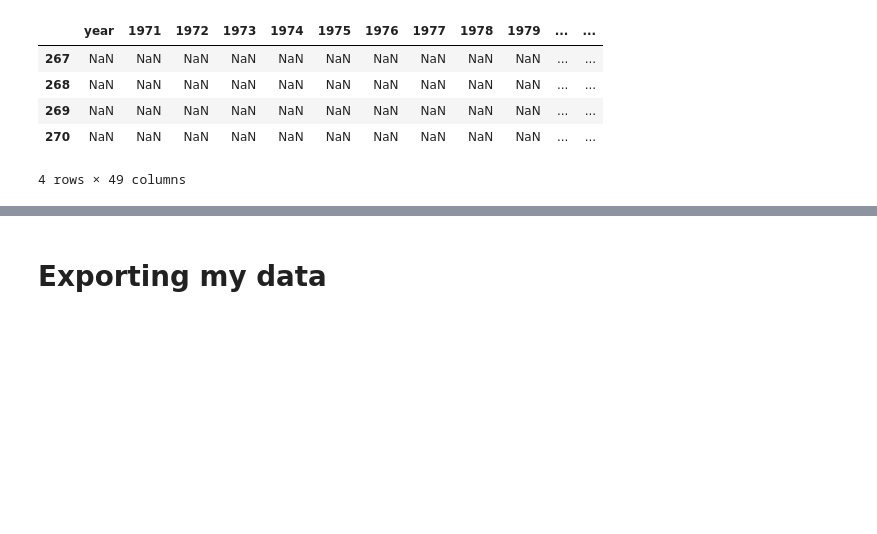
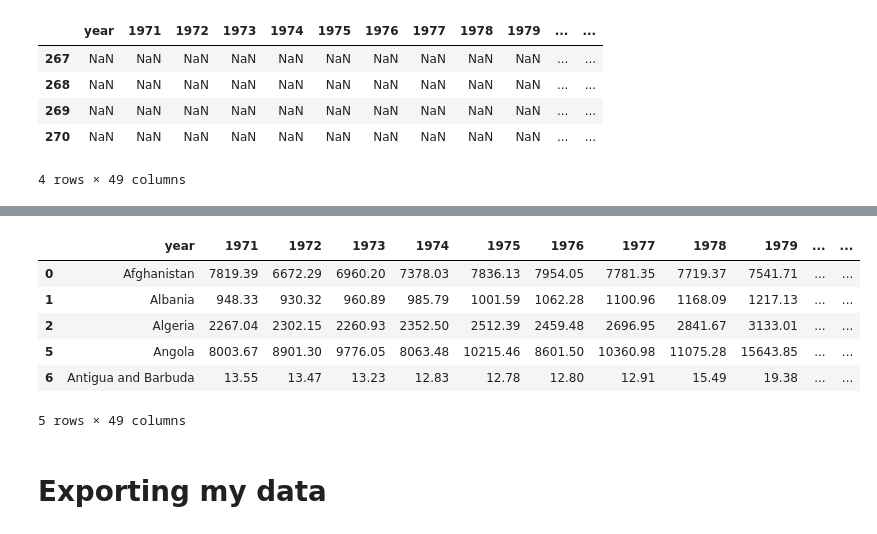
Before and after one commit to BYoana/Python-Scripts-Used-in-the-Healthy-Diet-Healthy-Planet-Analysis, a Jupyter notebook: 03_scripts/Task # 6.1 Sourcing Open Data.ipynb, the cells around one changed output, grey strips where cells are left out. Drawn from its saved outputs; the diff is of its cells as text; code cells hidden in the pictures; blank space fills up the shorter version.

```diff
--- a/03_scripts/Task # 6.1 Sourcing Open Data.ipynb
+++ b/03_scripts/Task # 6.1 Sourcing Open Data.ipynb
@@ -931,3 +488,13 @@ agricultural_methane_emissions_years_final_new ['Korea, Dem. People's Rep.'] = a
+# %%
+agricultural_methane_emissions_years_final.head()
+# %% [output]
+|  | year | 1971 | 1972 | 1973 | 1974 | 1975 | 1976 | 1977 | 1978 | 1979 | ... | ... |
+| 0 | Afghanistan | 7819.39 | 6672.29 | 6960.20 | 7378.03 | 7836.13 | 7954.05 | 7781.35 | 7719.37 | 7541.71 | ... | ... |
+| 1 | Albania | 948.33 | 930.32 | 960.89 | 985.79 | 1001.59 | 1062.28 | 1100.96 | 1168.09 | 1217.13 | ... | ... |
+| 2 | Algeria | 2267.04 | 2302.15 | 2260.93 | 2352.50 | 2512.39 | 2459.48 | 2696.95 | 2841.67 | 3133.01 | ... | ... |
+| 5 | Angola | 8003.67 | 8901.30 | 9776.05 | 8063.48 | 10215.46 | 8601.50 | 10360.98 | 11075.28 | 15643.85 | ... | ... |
+| 6 | Antigua and Barbuda | 13.55 | 13.47 | 13.23 | 12.83 | 12.78 | 12.80 | 12.91 | 15.49 | 19.38 | ... | ... |
+5 rows × 49 columns
 # %% [markdown]
 # Exporting my data
 # %%
```
Also changed, not shown: parts of 23 cells of this notebook, 8 other files.
